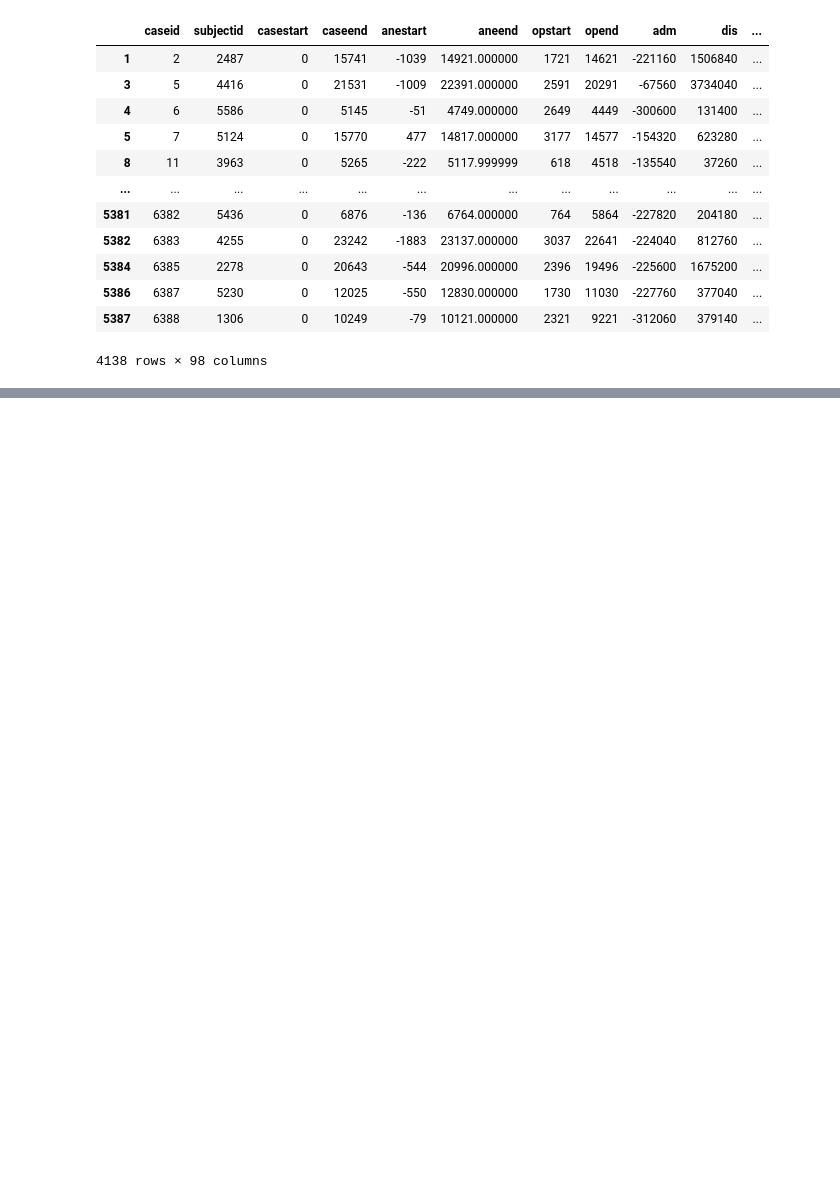
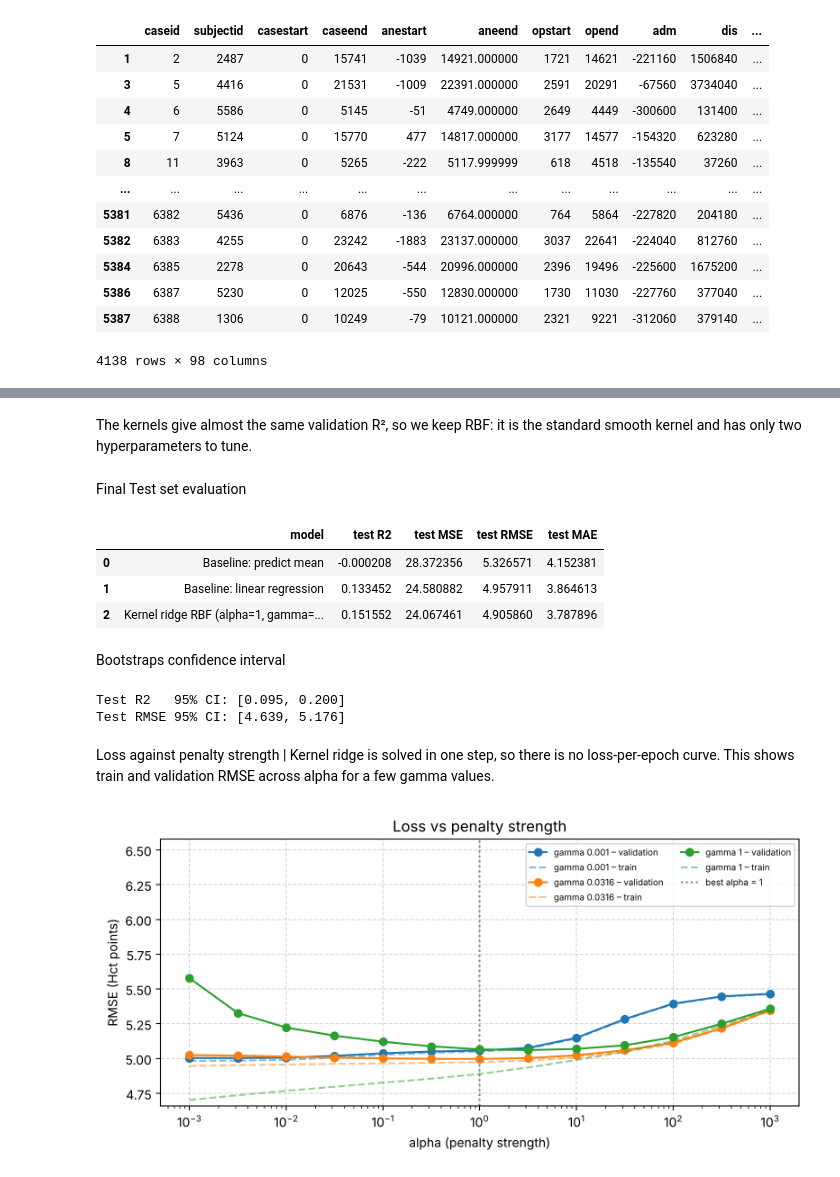
Before and after one commit to May-hk/lab-test-prediction, a Jupyter notebook: kernel_ridge.ipynb, the cells around one changed output, grey strips where cells are left out. Saved outputs shown, nothing was run; the diff lists cells and outputs as text; code cells hidden in the pictures; blank space fills up the shorter version.

```diff
--- a/kernel_ridge.ipynb
+++ b/kernel_ridge.ipynb
@@ -387,0 +270,63 @@ Counts used to calculate the scores: TN=1518, FP=760, FN=829, TP=1031
+# %% [markdown]
+The kernels give almost the same validation R², so we keep RBF: it is the standard smooth kernel and has only two hyperparameters to tune.
+# %% [markdown]
+Final Test set evaluation
+# %%
+best_kr = grid.best_estimator_
+
+def test_metrics(name, est):
+    p = est.predict(X_test)
+    return {"model": name, "test R2": r2_score(y_test, p), "test MSE": mean_squared_error(y_test, p),
+            "test RMSE": np.sqrt(mean_squared_error(y_test, p)), "test MAE": mean_absolute_error(y_test, p)}
+
+dummy = DummyRegressor(strategy="mean").fit(X_train, y_train)
+ols = LinearRegression().fit(X_train, y_train)
+
+test_table = pd.DataFrame([
+    test_metrics("Baseline: predict mean", dummy),
+    test_metrics("Baseline: linear regression", ols),
+    test_metrics(f"Kernel ridge RBF (alpha={best_alpha:.3g}, gamma={best_gamma:.3g})", best_kr),
+])
+test_table
+# %% [output]
+|  | model | test R2 | test MSE | test RMSE | test MAE |
+| 0 | Baseline: predict mean | -0.000208 | 28.372356 | 5.326571 | 4.152381 |
+| 1 | Baseline: linear regression | 0.133452 | 24.580882 | 4.957911 | 3.864613 |
+| 2 | Kernel ridge RBF (alpha=1, gamma=... | 0.151552 | 24.067461 | 4.905860 | 3.787896 |
+# %% [markdown]
+Bootstraps confidence interval
+# %%
+rng = np.random.default_rng(RANDOM_STATE)
+pred_test = best_kr.predict(X_test)
+yt = y_test.to_numpy()
+boot_r2, boot_rmse = [], []
+for _ in range(2000):
+    idx = rng.integers(0, len(yt), len(yt))
+    boot_r2.append(r2_score(yt[idx], pred_test[idx]))
+    boot_rmse.append(np.sqrt(mean_squared_error(yt[idx], pred_test[idx])))
+r2_lo, r2_hi = np.percentile(boot_r2, [2.5, 97.5])
+rmse_lo, rmse_hi = np.percentile(boot_rmse, [2.5, 97.5])
+print(f"Test R2   95% CI: [{r2_lo:.3f}, {r2_hi:.3f}]")
+print(f"Test RMSE 95% CI: [{rmse_lo:.3f}, {rmse_hi:.3f}]")
+# %% [output]
+Test R2   95% CI: [0.095, 0.200]
+Test RMSE 95% CI: [4.639, 5.176]
+# %% [markdown]
+Loss against penalty strength
+| Kernel ridge is solved in one step, so there is no loss-per-epoch curve. This shows train and validation RMSE across alpha for a few gamma values.
+# %%
+fig, ax = plt.subplots(figsize=(8, 4))
+show_gammas = [g for g in sorted(res["gamma"].unique()) if np.isclose(g, best_gamma)
+               or g in (res["gamma"].min(), res["gamma"].max())]
+for g, color in zip(show_gammas, ["tab:blue", "tab:orange", "tab:green"]):
+    sub = res[np.isclose(res["gamma"], g)].sort_values("alpha")
+    ax.plot(sub["alpha"], -sub["mean_test_rmse"], "o-", color=color, label=f"gamma {g:.3g} – validation")
+    ax.plot(sub["alpha"], -sub["mean_train_rmse"], "--", color=color, alpha=0.5, label=f"gamma {g:.3g} – train")
+ax.axvline(best_alpha, color="gray", linestyle=":", label=f"best alpha = {best_alpha:.3g}")
+ax.set_xscale("log"); ax.set_xlabel("alpha (penalty strength)"); ax.set_ylabel("RMSE (Hct points)")
+ax.set_ylim(top=-res["mean_test_rmse"].min() + 1)  # zoom in, very flexible settings blow up
+ax.set_title("Loss vs penalty strength"); ax.grid(True, linestyle="--", alpha=0.5)
+ax.legend(fontsize=7, ncol=2)
+plt.tight_layout(); plt.show()
+# %% [output]
+[figure, added]
```
Also changed, not shown: parts of 46 cells of this notebook, 1 other file.
